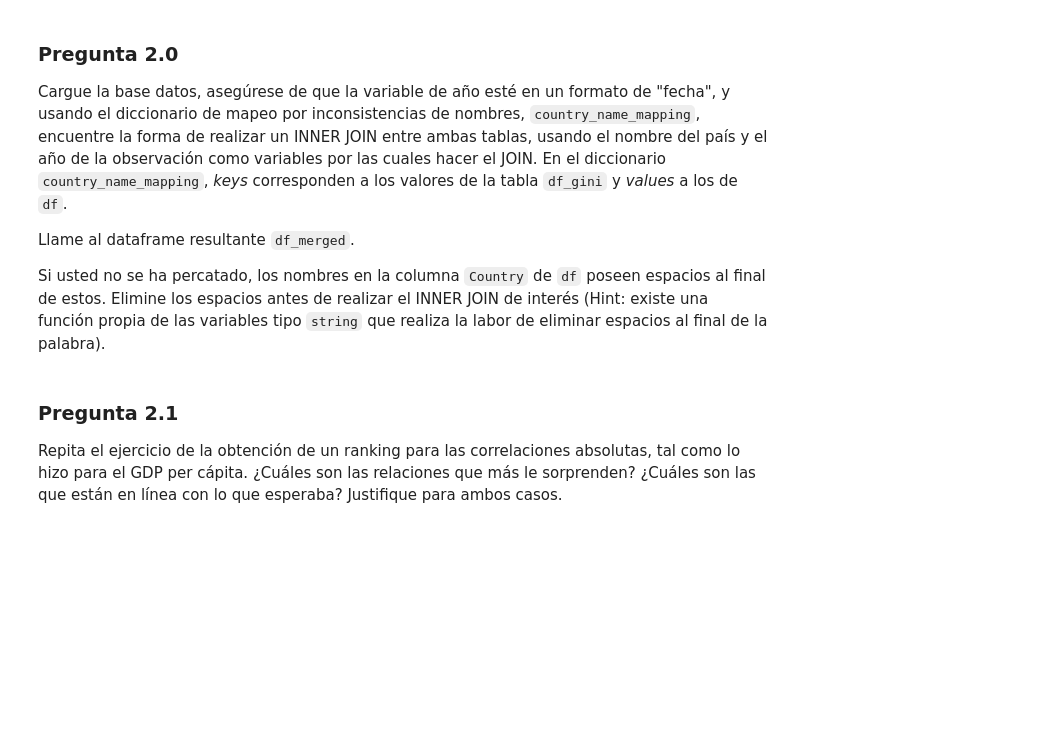
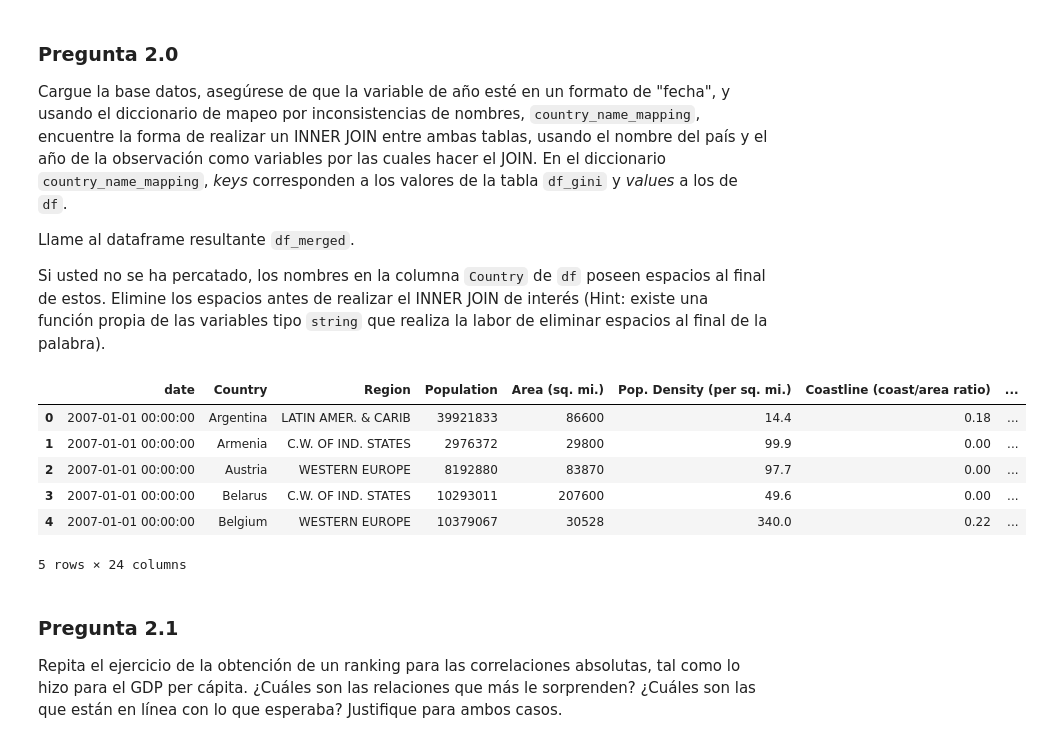
Before and after one commit to macarenaramirez21/Macarena-Ramirez-EAE3709-, a Jupyter notebook: Tarea_1.ipynb, the cells around one changed output. Drawn from its saved outputs; the diff is of its cells as text; code cells hidden in the pictures; blank space fills up the shorter version.

```diff
--- a/Tarea_1.ipynb
+++ b/Tarea_1.ipynb
@@ -683,6 +757,11 @@ Esto demuestra cómo cambiar la variable objetivo modifica por completo las vari
 
 Detecte las observaciones outliers de las tres variables seleccionadas en la pregunta anterior. Además, impute estas observaciones si usted lo considera necesario. Justifique su decisión.
 # %%
+# Usamos las 3 variables con mayor correlación con GDP (%)
+# Reemplazamos estos nombres si el análisis previo dio otros)
+
+top_corr_vars = ['Population', 'Area (sq. mi.)', 'Phones (per 1000)']
+
 # Función para detectar outliers usando el método IQR
 def detectar_outliers_iqr(serie):
     Q1 = serie.quantile(0.25)
@@ -836,6 +944,8 @@ country_name_mapping = {
     "Yemen, Rep.": "Yemen"
 }
 # %%
+url_gini = "https://raw.githubusercontent.com/datasets/gini-index/refs/heads/main/data/gini-index.csv"
+df_gini = pd.read_csv(url_gini)
 
 df_gini.rename(columns={'Country Name': 'Country_gini', 'Value': 'Gini'}, inplace=True)
 
@@ -856,33 +966,44 @@ df_merged = pd.merge(
     left_on=['Country', 'Year'],
     right_on=['Country_gini', 'Year'],
     how='inner'
 )
 
 df_merged.head()
 
 ###############################################################################
 ## usando sql
 
 conn = sqlite3.connect(":memory:")
 cursor = conn.cursor()
 
 df.to_sql("df", conn, index=False, if_exists="replace")
 df_gini.to_sql("df_gini", conn, index=False, if_exists="replace")
 
 #
 query = """
         SELECT
         df.*, df_gini.Gini
     FROM
         df
     INNER JOIN
         df_gini
     ON
         df.Country = df_gini.Country_gini
     AND
         df.Year = df_gini.Year;
     """
 df_merged_1 = pd.read_sql(query, conn)
+
+df_merged.head()
+df_merged_1.head()
+# %% [output]
+|  | date | Country | Region | Population | Area (sq. mi.) | Pop. Density (per sq. mi.) | Coastline (coast/area ratio) | ... |
+| 0 | 2007-01-01 00:00:00 | Argentina | LATIN AMER. & CARIB | 39921833 | 86600 | 14.4 | 0.18 | ... |
+| 1 | 2007-01-01 00:00:00 | Armenia | C.W. OF IND. STATES | 2976372 | 29800 | 99.9 | 0.00 | ... |
+| 2 | 2007-01-01 00:00:00 | Austria | WESTERN EUROPE | 8192880 | 83870 | 97.7 | 0.00 | ... |
+| 3 | 2007-01-01 00:00:00 | Belarus | C.W. OF IND. STATES | 10293011 | 207600 | 49.6 | 0.00 | ... |
+| 4 | 2007-01-01 00:00:00 | Belgium | WESTERN EUROPE | 10379067 | 30528 | 340.0 | 0.22 | ... |
+5 rows × 24 columns
 # %% [markdown]
 ### Pregunta 2.1
 
```
Also changed, not shown: parts of 17 cells of this notebook, 2 other files.
